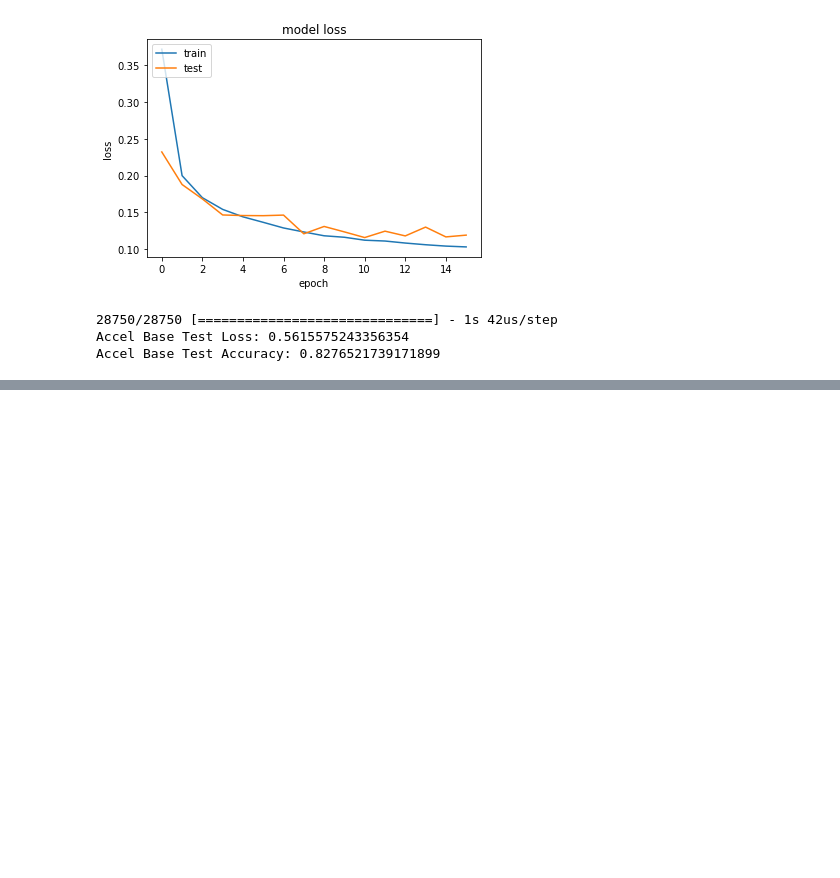
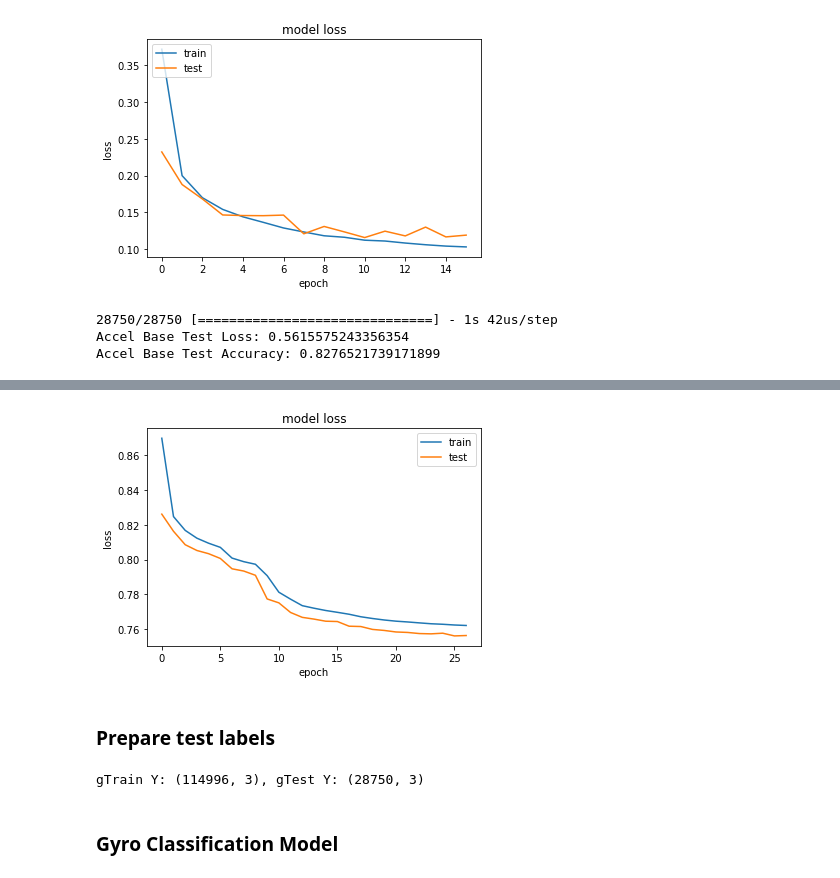
Before and after one commit to raymondng76/PRS-ISSM-2019-09-09-IS1FT-CA3, a Jupyter notebook: code/CA3.ipynb, the cells around one changed output, grey strips where cells are left out. Cells and saved outputs as stored; diff of their text form; code cells hidden in the pictures; blank space fills up the shorter version.

```diff
--- a/code/CA3.ipynb
+++ b/code/CA3.ipynb
@@ -608,0 +720,21 @@ Accel Base Test Accuracy: 0.8276521739171899
+# %%
+# summarize history for loss
+plt.plot(ghistory.history['loss'])
+plt.plot(ghistory.history['val_loss'])
+plt.title('model loss')
+plt.ylabel('loss')
+plt.xlabel('epoch')
+plt.legend(['train', 'test'], loc='upper right')
+plt.show()
+# %% [output]
+[figure, added]
+# %% [markdown]
+### Prepare test labels
+# %%
+gyrTrainLabel = np.array(gyroS_train_label).reshape(-1,1)
+gyrTestLabel = np.array(gyroS_test_label).reshape(-1,1)
+gyr_train_Y_OH = OneHotEncoder().fit_transform(gyrTrainLabel)
+gyr_test_Y_OH = OneHotEncoder().fit_transform(gyrTestLabel)
+print(f'gTrain Y: {gyr_train_Y_OH.shape}, gTest Y: {gyr_test_Y_OH.shape}')
+# %% [output]
+gTrain Y: (114996, 3), gTest Y: (28750, 3)
@@ -608,0 +743,2 @@ Accel Base Test Accuracy: 0.8276521739171899
+# %% [markdown]
+### Gyro Classification Model
```
Also changed, not shown: parts of 35 cells of this notebook.
